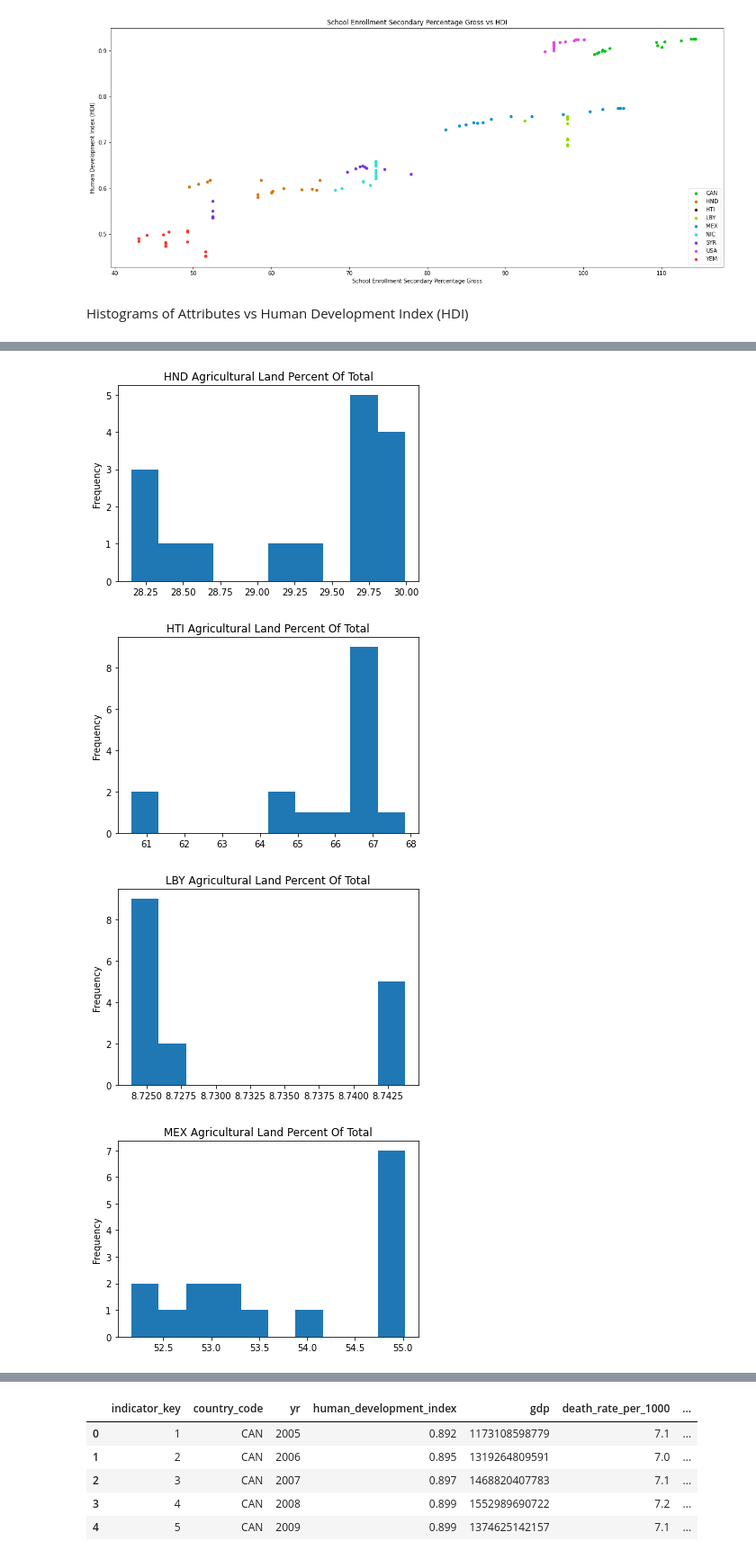
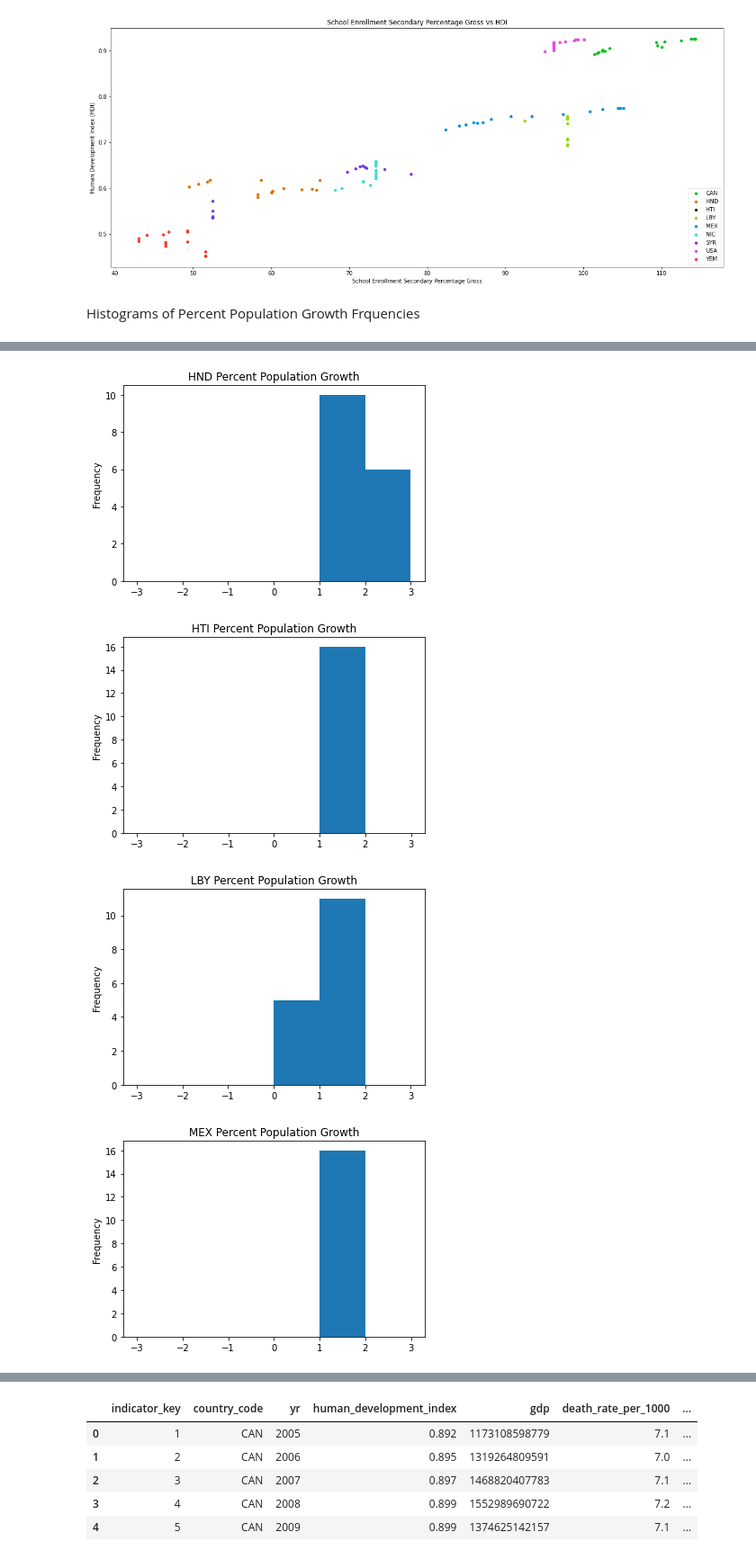
Before and after one commit to chrisvenczel/DataScience_DataMining, a Jupyter notebook: WorkBook.ipynb, the cells around one changed output, grey strips where cells are left out. Shown at 90% size. Cells and saved outputs as stored; diff of their text form; code cells hidden in the pictures.

```diff
--- a/WorkBook.ipynb
+++ b/WorkBook.ipynb
@@ -136,15 +136,14 @@ for attribute in attributes:
 [figure]
 [figure]
 [figure]
-# %% [markdown]
-Histograms of Attributes vs Human Development Index (HDI)
+# %% [markdown]
+Histograms of Percent Population Growth Frquencies
 # %%
-table = pd.read_csv("data/climate")
-attr = "agricultural_land_percent_of_total"
+table = pd.read_csv("data/population")
+attr = "percent_population_growth"
 
 for countryCode in countryCodes:
-  climateHTI = table[table['country_code'] == countryCode]
-  #hist = climateHTI['agricultural_land_percent_of_total'].hist(bins=3, figsize=(10,5), legend=True)
-  hist = climateHTI[attr].plot(kind='hist', title=(countryCode+" "+attr.replace('_', ' ').title()))
+  data = table[table['country_code'] == countryCode]
+  hist = data[attr].plot(kind='hist', title=(countryCode+" "+attr.replace('_', ' ').title()), bins=6, range=(-3, 3))
   plt.show()
 # %% [output]
@@ -152,4 +151,4 @@ for countryCode in countryCodes:
-[figure, old version]
+[figure, new version]
-[figure, old version]
+[figure, new version]
-[figure, old version]
+[figure, new version]
-[figure, old version]
+[figure, new version]
```
Also changed, not shown: parts of 6 cells of this notebook.
